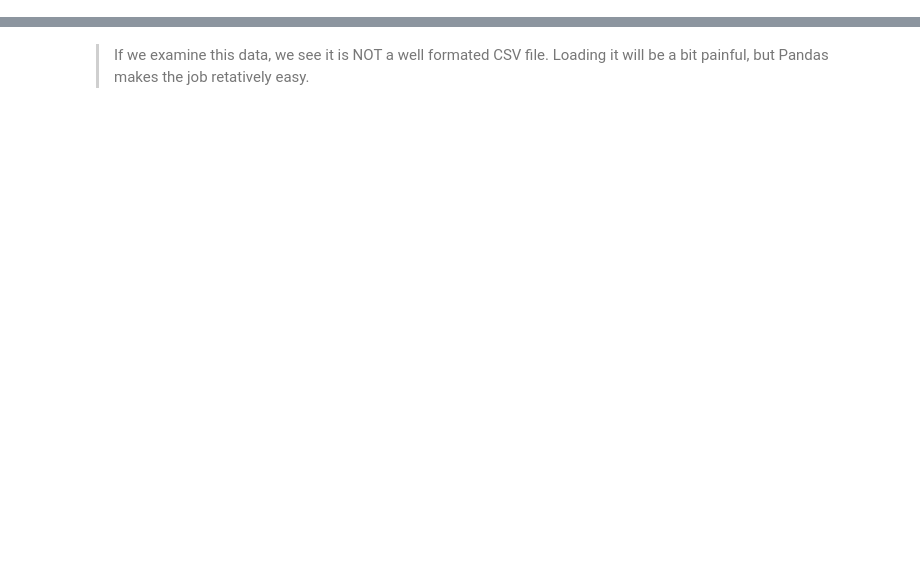
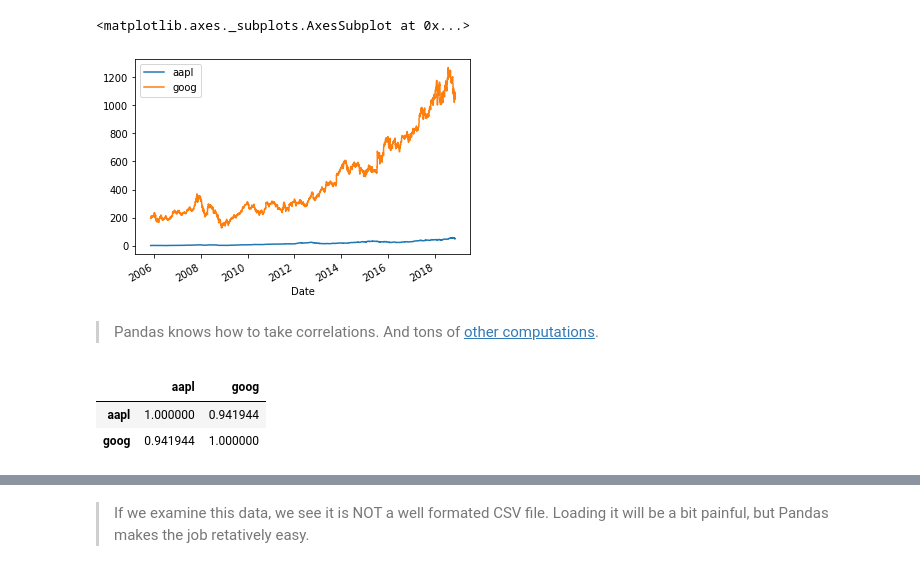
Before and after one commit to shanicetbailey/cig, a Jupyter notebook: Lesson_6_Data_Analysis.ipynb, the cells around one changed output, grey strips where cells are left out. Cells and saved outputs as stored; diff of their text form; code cells hidden in the pictures; blank space fills up the shorter version.

```diff
--- a/Lesson_6_Data_Analysis.ipynb
+++ b/Lesson_6_Data_Analysis.ipynb
@@ -35,0 +91,4 @@ goog.head()
+# %%
+#load in apple stock
+aapl = pd.read_csv('aapl.csv', parse_dates=[0], index_col=0)
+aapl.info()
@@ -35,0 +109,6 @@ goog.head()
+# %%
+#create new df of closing stock prices
+aapl_close = aapl.Close.rename('aapl')
+goog_close = goog.Close.rename('goog')
+stocks = pd.concat([aapl_close, goog_close], axis=1)
+stocks.head()
@@ -35,0 +123,13 @@ goog.head()
+# %%
+stocks.plot()
+# %% [output]
+<matplotlib.axes._subplots.AxesSubplot at 0x...>
+[figure, added]
+# %% [markdown]
+> Pandas knows how to take correlations. And tons of [other computations](https://pandas.pydata.org/pandas-docs/stable/user_guide/computation.html).
+# %%
+stocks.corr()
+# %% [output]
+|  | aapl | goog |
+| aapl | 1.000000 | 0.941944 |
+| goog | 0.941944 | 1.000000 |
```
Also changed, not shown: parts of 43 cells of this notebook.
